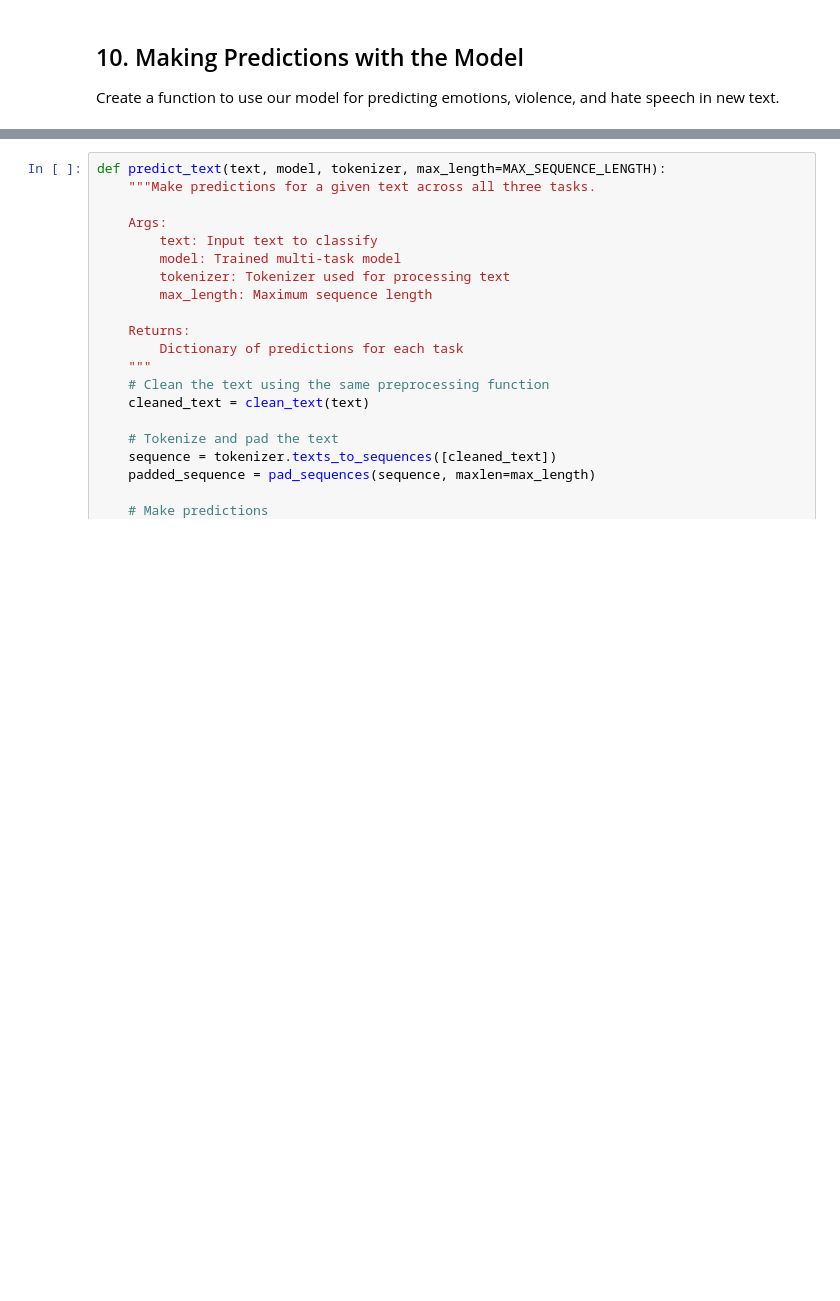
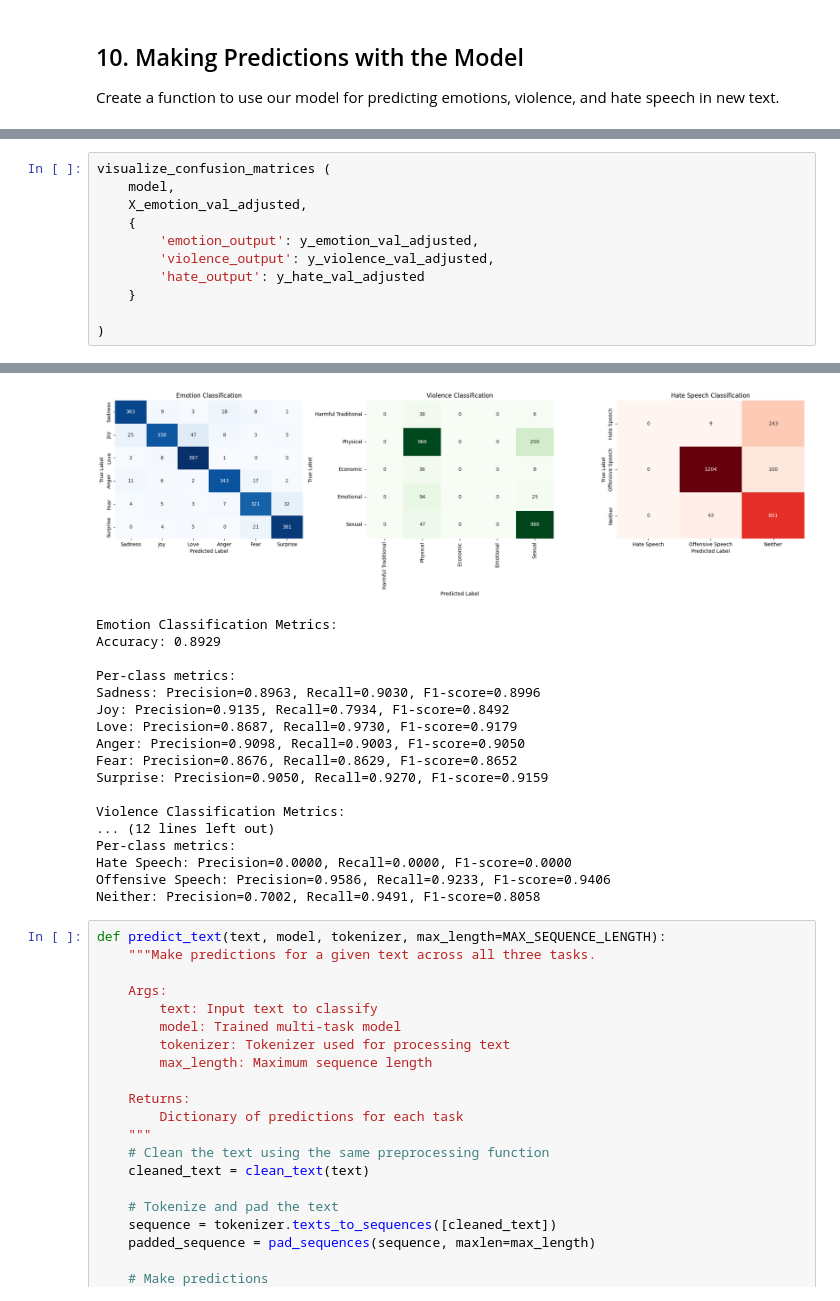
Before and after one commit to mageshyt/Multi-Task-NLP-model-with-LSTM-Detect-Emotions-Hate-Speech-Violence-in-Text, a Jupyter notebook: notebooks/Building_Multi_Task_NLP_model_with_LSTM_Detect_Emotions,_Hate_Speech_&_Violence_in_Text.ipynb, the cells around one changed output, grey strips where cells are left out. Cells and saved outputs as stored; diff of their text form; blank space fills up the shorter version.

```diff
--- a/notebooks/Building_Multi_Task_NLP_model_with_LSTM_Detect_Emotions,_Hate_Speech_&_Violence_in_Text.ipynb
+++ b/notebooks/Building_Multi_Task_NLP_model_with_LSTM_Detect_Emotions,_Hate_Speech_&_Violence_in_Text.ipynb
@@ -855,0 +939,12 @@ Create a function to use our model for predicting emotions, violence, and hate s
+# %%
+visualize_confusion_matrices (
+    model,
+    X_emotion_val_adjusted,
+    {
+        'emotion_output': y_emotion_val_adjusted,
+        'violence_output': y_violence_val_adjusted,
+        'hate_output': y_hate_val_adjusted
+    }
+
+)
+# %% [output]
@@ -856,3 +952,21 @@ Create a function to use our model for predicting emotions, violence, and hate s
+[figure, added]
+Emotion Classification Metrics:
+Accuracy: 0.8929
+
+Per-class metrics:
+Sadness: Precision=0.8963, Recall=0.9030, F1-score=0.8996
+Joy: Precision=0.9135, Recall=0.7934, F1-score=0.8492
+Love: Precision=0.8687, Recall=0.9730, F1-score=0.9179
+Anger: Precision=0.9098, Recall=0.9003, F1-score=0.9050
+Fear: Precision=0.8676, Recall=0.8629, F1-score=0.8652
+Surprise: Precision=0.9050, Recall=0.9270, F1-score=0.9159
+
+Violence Classification Metrics:
+... (12 lines left out)
+Per-class metrics:
+Hate Speech: Precision=0.0000, Recall=0.0000, F1-score=0.0000
+Offensive Speech: Precision=0.9586, Recall=0.9233, F1-score=0.9406
+Neither: Precision=0.7002, Recall=0.9491, F1-score=0.8058
 # %%
 def predict_text(text, model, tokenizer, max_length=MAX_SEQUENCE_LENGTH):
     """Make predictions for a given text across all three tasks.
```
Also changed, not shown: parts of 2 cells of this notebook.
